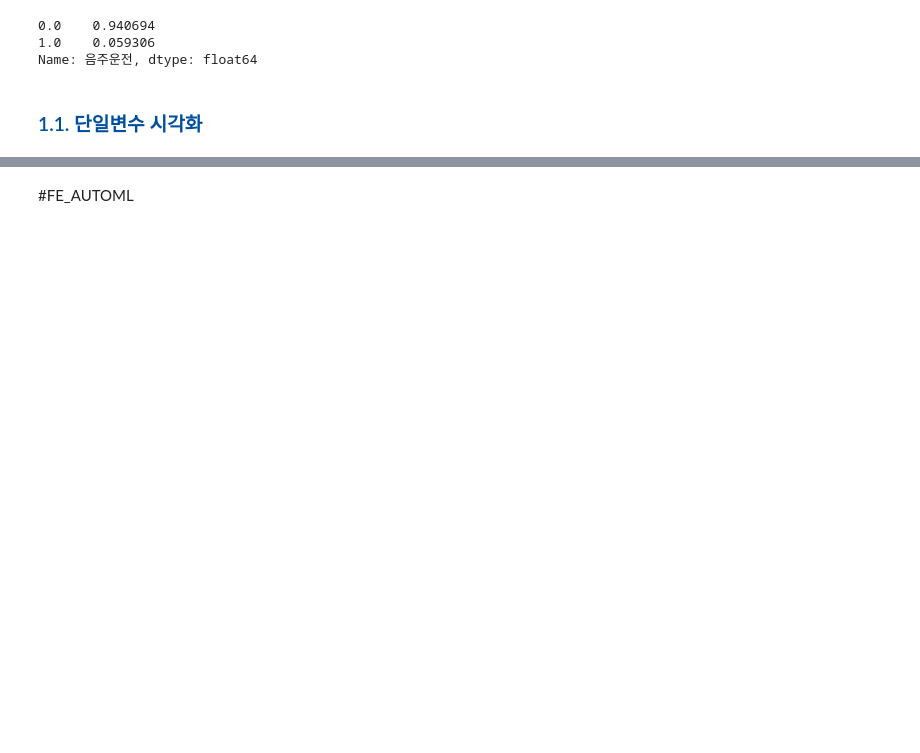
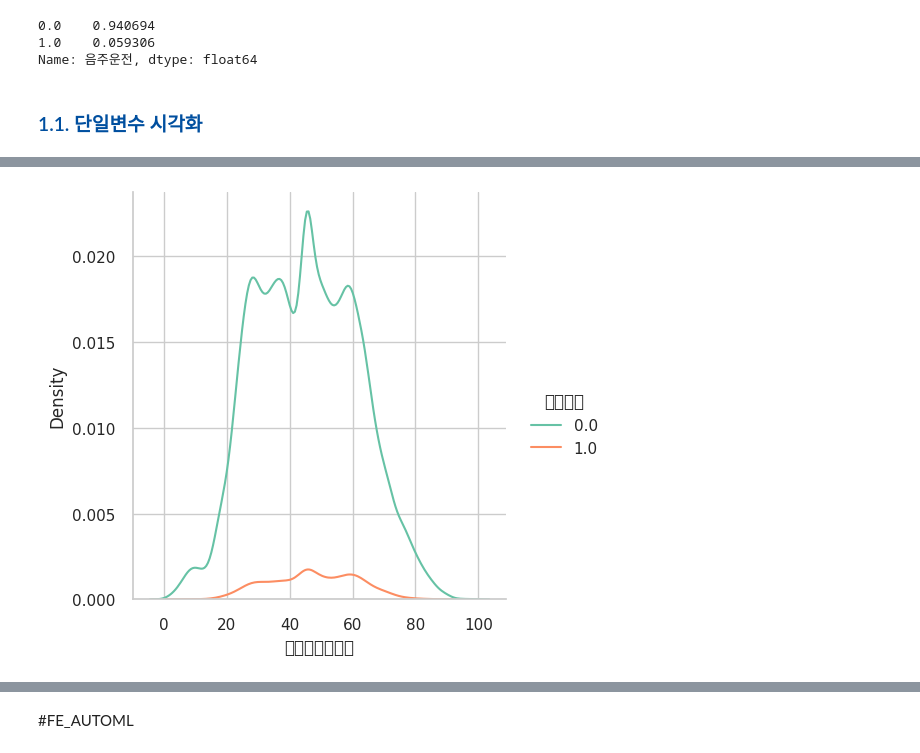
Before and after one commit to Hwijune/hackt, a Jupyter notebook: 08_DS/2023-DS-Binary_Classification.ipynb, the cells around one changed output, grey strips where cells are left out. Saved outputs shown, nothing was run; the diff lists cells and outputs as text; code cells hidden in the pictures; blank space fills up the shorter version.

```diff
--- a/08_DS/2023-DS-Binary_Classification.ipynb
+++ b/08_DS/2023-DS-Binary_Classification.ipynb
@@ -220,0 +521,3 @@ sns.boxenplot(x='음주운전', y='가해운전자연령', data=tr);
+# %%
+sns.displot(x='피해운전자연령', hue='음주운전', data=tr, kind='kde');
+# %% [output]
@@ -220,0 +541 @@ sns.boxenplot(x='음주운전', y='가해운전자연령', data=tr);
+[figure, added]
```
Also changed, not shown: parts of 89 cells of this notebook, 5 other files.
